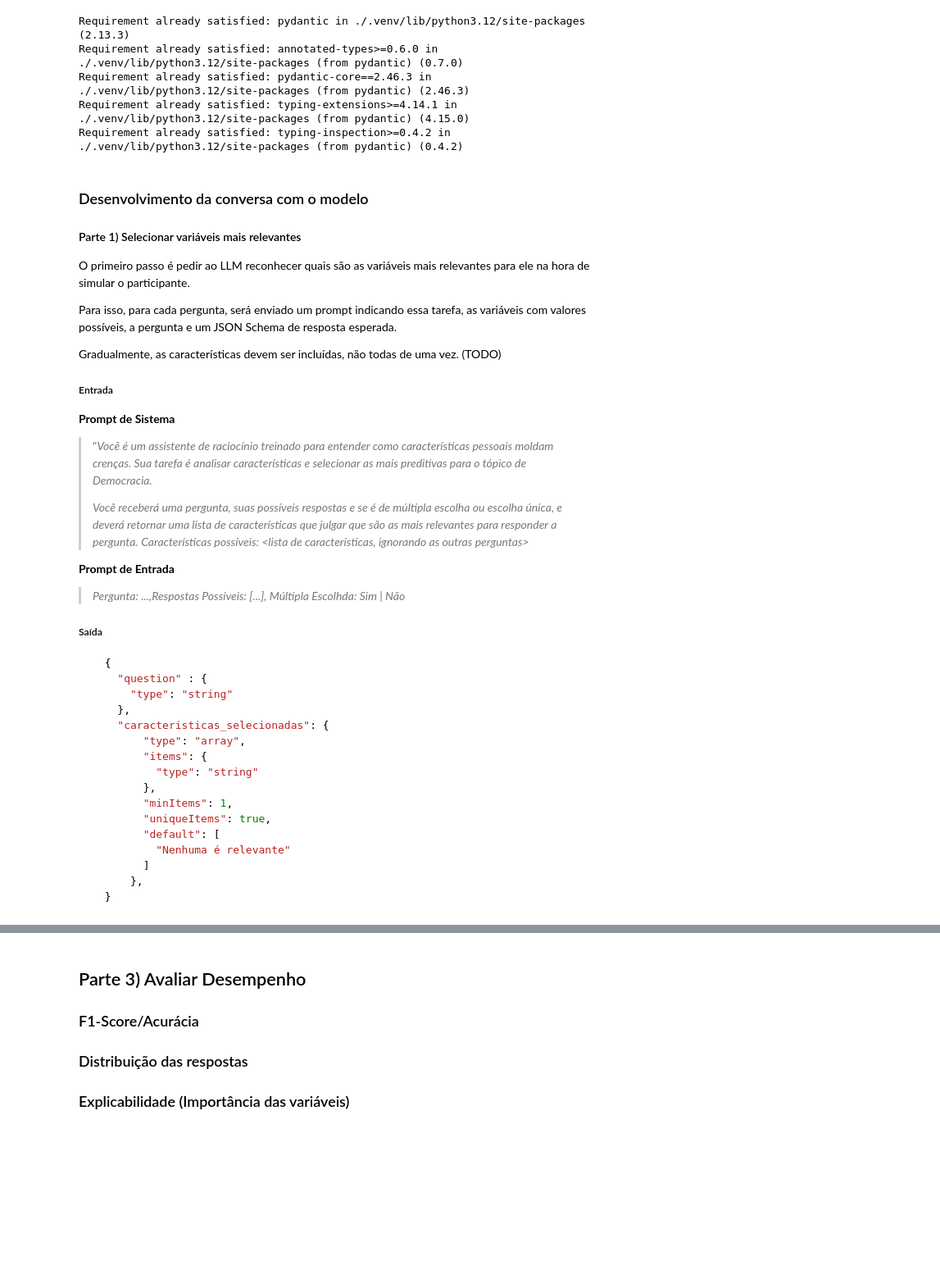
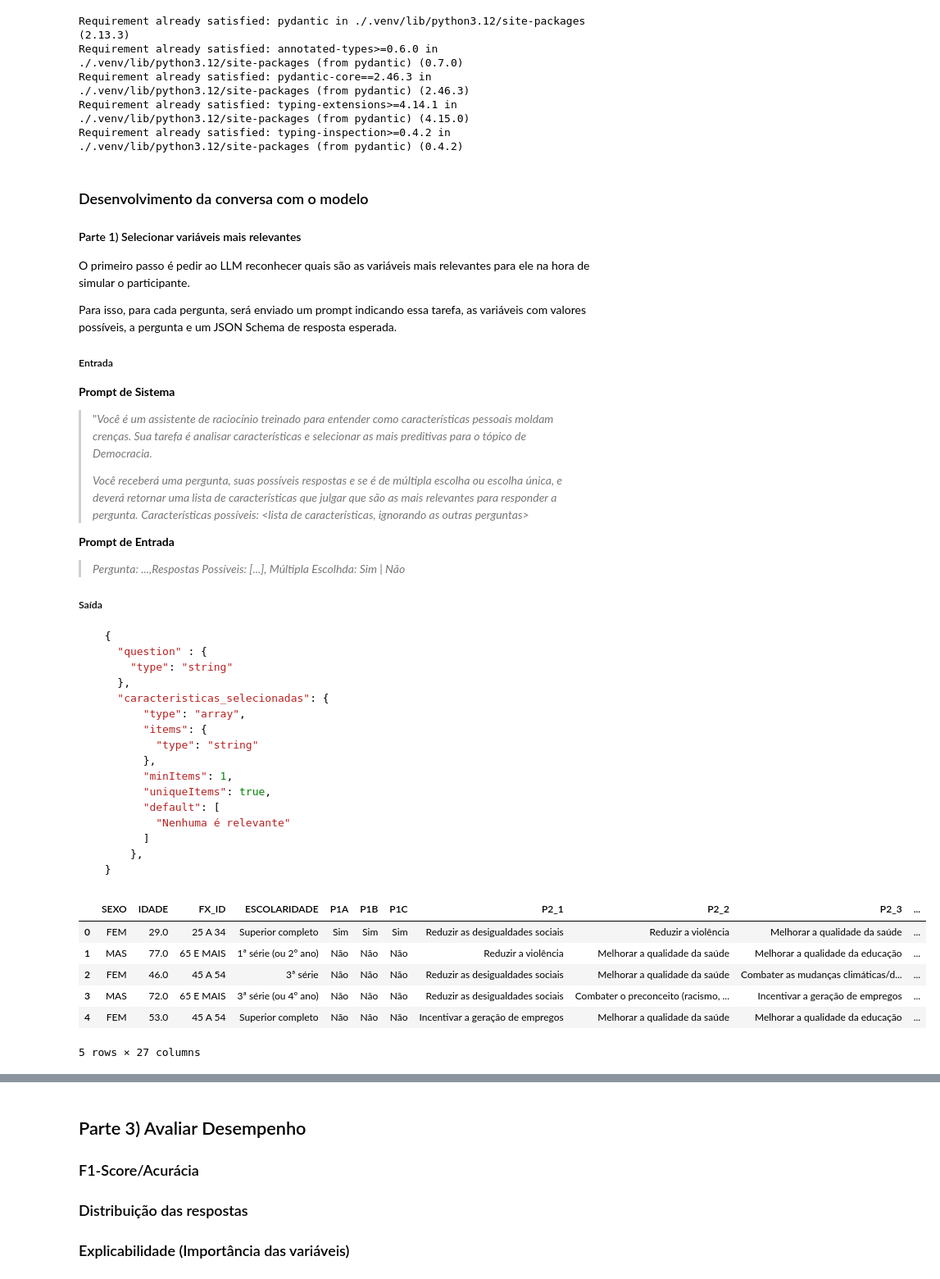
Before and after one commit to brumuchiuti/LLM-Public-Opinion-Simulation, a Jupyter notebook: IA_Projeto.ipynb, the cells around one changed output, grey strips where cells are left out. Shown at 82% size. Drawn from its saved outputs; the diff is of its cells as text; code cells hidden in the pictures; blank space fills up the shorter version.

````diff
--- a/IA_Projeto.ipynb
+++ b/IA_Projeto.ipynb
@@ -81,8 +81,6 @@ Requirement already satisfied: typing-inspection>=0.4.2 in ./.venv/lib/python3.1
 O primeiro passo é pedir ao LLM reconhecer quais são as variáveis mais relevantes para ele na hora de simular o participante.
 
 Para isso, para cada pergunta, será enviado um prompt indicando essa tarefa, as variáveis com valores possíveis, a pergunta e um JSON Schema de resposta esperada.
-
-Gradualmente, as características devem ser incluídas, não todas de uma vez. (TODO)
 
 ##### Entrada
 **Prompt de Sistema**
@@ -114,4 +112,18 @@ Gradualmente, as características devem ser incluídas, não todas de uma vez. (
       },
   }
 ```
+# %%
+import pandas as pd
+
+df = pd.read_spss("04832.SAV")
+
+df.head()
+# %% [output]
+|  | SEXO | IDADE | FX_ID | ESCOLARIDADE | P1A | P1B | P1C | P2_1 | P2_2 | P2_3 | ... |
+| 0 | FEM | 29.0 | 25 A 34 | Superior completo | Sim | Sim | Sim | Reduzir as desigualdades sociais | Reduzir a violência | Melhorar a qualidade da saúde | ... |
+| 1 | MAS | 77.0 | 65 E MAIS | 1ª série (ou 2º ano) | Não | Não | Não | Reduzir a violência | Melhorar a qualidade da saúde | Melhorar a qualidade da educação | ... |
+| 2 | FEM | 46.0 | 45 A 54 | 3ª série | Não | Não | Não | Reduzir as desigualdades sociais | Melhorar a qualidade da saúde | Combater as mudanças climáticas/d... | ... |
+| 3 | MAS | 72.0 | 65 E MAIS | 3ª série (ou 4º ano) | Não | Não | Não | Reduzir as desigualdades sociais | Combater o preconceito (racismo, ... | Incentivar a geração de empregos | ... |
+| 4 | FEM | 53.0 | 45 A 54 | Superior completo | Não | Não | Não | Incentivar a geração de empregos | Melhorar a qualidade da saúde | Melhorar a qualidade da educação | ... |
+5 rows × 27 columns
 # %%
````
Also changed, not shown: parts of 10 cells of this notebook.
